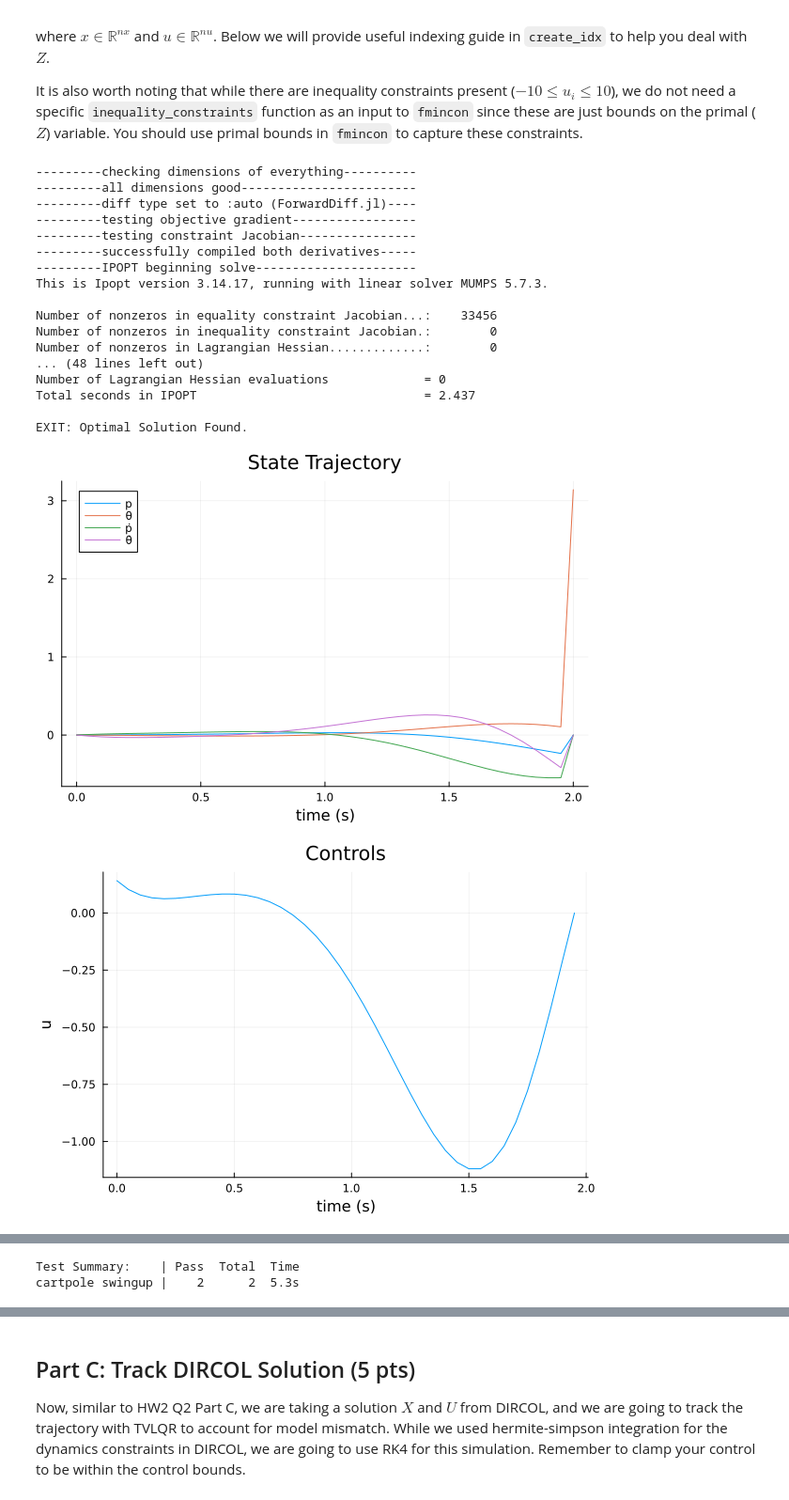
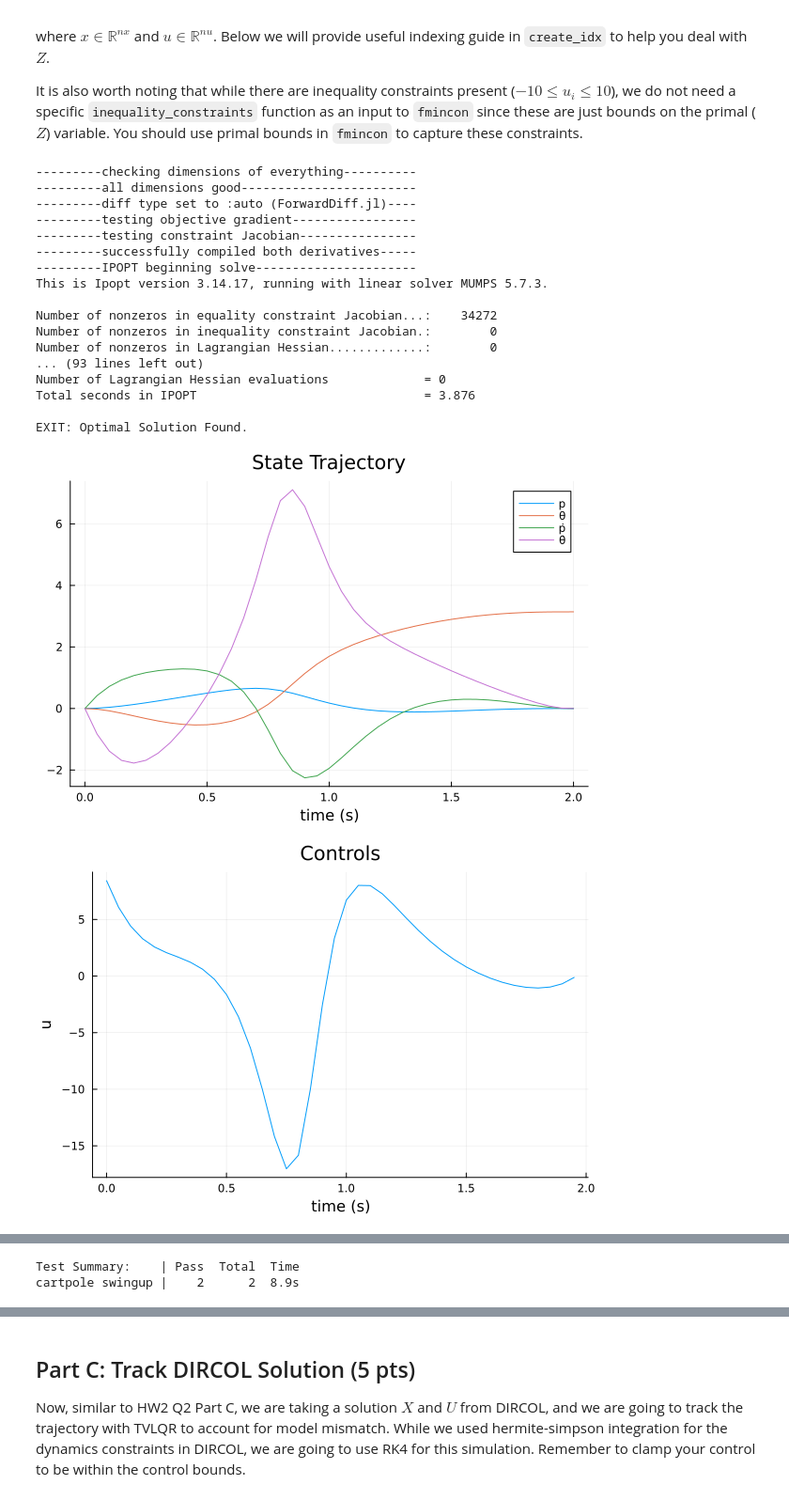
Before and after one commit to zsqu4re/Optimal-Control-and-Reinforcement-Learning, a Jupyter notebook: HW3_S25-main/Q1.ipynb, the cells around one changed output, grey strips where cells are left out. Shown at 94% size. Saved outputs shown, nothing was run; the diff lists cells and outputs as text; code cells hidden in the pictures.

```diff
--- a/HW3_S25-main/Q1.ipynb
+++ b/HW3_S25-main/Q1.ipynb
@@ -230,7 +230,7 @@ function dynamics(params::NamedTuple, x::Vector, u)
 end
 function hermite_simpson(params::NamedTuple, x1::Vector, x2::Vector, u, dt::Real)::Vector
     # TODO: input hermite simpson implicit integrator residual
-    xmid = 0.5 * (x1 + x2) - (dt / 8) * (dynamics(params, x1, u) - dynamics(params, x2, u))
+    xmid = 0.5 * (x1 + x2) + (dt / 8) * (dynamics(params, x1, u) - dynamics(params, x2, u))
     f1 = dynamics(params, x1, u)
     fmid = dynamics(params, xmid, u)
     f2 = dynamics(params, x2, u)
@@ -273,19 +273,20 @@ function cartpole_cost(params::NamedTuple, Z::Vector)::Real
     Q, R, Qf = params.Q, params.R, params.Qf
 
     # TODO: input cartpole LQR cost
+
     J = 0
     for i = 1:(N-1)
         xi = Z[idx.x[i]]
         ui = Z[idx.u[i]]
 
         J += 0.5 * (xi - xg)' * Q * (xi - xg) + 0.5 * ui' * R * ui
+
     end
 
-    # terminal cost
-    xN = Z[idx.x[N]]
+    # dont forget terminal cost
+
+    xN = Z[idx.x[end]]
     J += 0.5 * (xN - xg)' * Qf * (xN - xg)
-
-    # dont forget terminal cost
 
     return J
 end
@@ -299,12 +300,12 @@ function cartpole_dynamics_constraints(params::NamedTuple, Z::Vector)::Vector
     c = zeros(eltype(Z), idx.nc)
 
     for i = 1:(N-1)
-        x1 = Z[idx.x[i]]
-        u = Z[idx.u[i]]
-        x2 = Z[idx.x[i+1]]
+        xi = Z[idx.x[i]]
+        ui = Z[idx.u[i]]
+        xip1 = Z[idx.x[i+1]]
 
         # TODO: hermite simpson
-        c[idx.c[i]] = hermite_simpson(params, x1, x2, u, dt)
+        c[idx.c[i]] = hermite_simpson(params, xi, xip1, ui, dt)
     end
     return c
 end
@@ -313,12 +314,13 @@ function cartpole_equality_constraint(params::NamedTuple, Z::Vector)::Vector
     N, idx, xic, xg = params.N, params.idx, params.xic, params.xg
 
     # TODO: return all of the equality constraints
-    c = zeros(eltype(Z), idx.nc + 4)
-    c[1:4] = Z[idx.x[1]] - xic
-    c[5:end] = cartpole_dynamics_constraints(params, Z)
-    c[end-3:end] = Z[idx.x[N]] - xg
-    return c
 
+    c_initial = Z[idx.x[1]] - xic
+    c_final = Z[idx.x[end]] - xg
+    c_dyn = cartpole_dynamics_constraints(params, Z)
+    c = vcat(c_initial, c_dyn, c_final)
+
+    return c # 10 is an arbitrary number
 end
 
 function solve_cartpole_swingup(;verbose=true)
@@ -348,13 +350,7 @@ function solve_cartpole_swingup(;verbose=true)
 
     # TODO: primal bounds
     x_l = -Inf * ones(idx.nz)
-    x_u = Inf * ones(idx.nz)
-
-    # control bounds
-    for i = 1:(N-1)
-        x_l[idx.u[i]] .= -10
-        x_u[idx.u[i]] .= 10
-    end
+    x_u =  Inf * ones(idx.nz)
 
 
     # inequality constraint bounds (this is what we do when we have no inequality constraints)
@@ -390,35 +386,35 @@ end
 
     # --------------testing------------------
     @test isapprox(X[1],zeros(4), atol = 1e-4)
     @test isapprox(X[end], [0,pi,0,0], atol = 1e-4)
     Xm = hcat(X...)
     Um = hcat(U...)
 
     # --------------plotting-----------------
     display(plot(t_vec, Xm', label = ["p" "θ" "ṗ" "θ̇"], xlabel = "time (s)", title = "State Trajectory"))
     display(plot(t_vec[1:end-1],Um',label="",xlabel = "time (s)", ylabel = "u",title = "Controls"))
 
     # meshcat animation
     display(animate_cartpole(X, 0.05))
 
 end
 # %% [output]
 ---------checking dimensions of everything----------
 ---------all dimensions good------------------------
 ---------diff type set to :auto (ForwardDiff.jl)----
 ---------testing objective gradient-----------------
 ---------testing constraint Jacobian----------------
 ---------successfully compiled both derivatives-----
 ---------IPOPT beginning solve----------------------
 This is Ipopt version 3.14.17, running with linear solver MUMPS 5.7.3.
 
-Number of nonzeros in equality constraint Jacobian...:    33456
+Number of nonzeros in equality constraint Jacobian...:    34272
 Number of nonzeros in inequality constraint Jacobian.:        0
 Number of nonzeros in Lagrangian Hessian.............:        0
-... (48 lines left out)
+... (93 lines left out)
 Number of Lagrangian Hessian evaluations             = 0
-Total seconds in IPOPT                               = 2.437
+Total seconds in IPOPT                               = 3.876
 
 EXIT: Optimal Solution Found.
-[figure, old version]
+[figure, new version]
-[figure, old version]
+[figure, new version]
@@ -430,3 +426,3 @@ EXIT: Optimal Solution Found.
 MeshCat.DisplayedVisualizer(MeshCat.CoreVisualizer(MeshCat.SceneTrees.SceneNode(nothing, nothing, Dict{String, Vector{UInt8}}(), UInt8[0x83, 0xa7, 0x6f, 0x70, 0x74, 0x69, 0x6f, 0x6e, 0x73, 0x82  …  0x ...
 Test Summary:    | Pass  Total  Time
-cartpole swingup |    2      2  5.3s
+cartpole swingup |    2      2  8.9s
```
Also changed, not shown: parts of 4 cells of this notebook, 3 other files.
